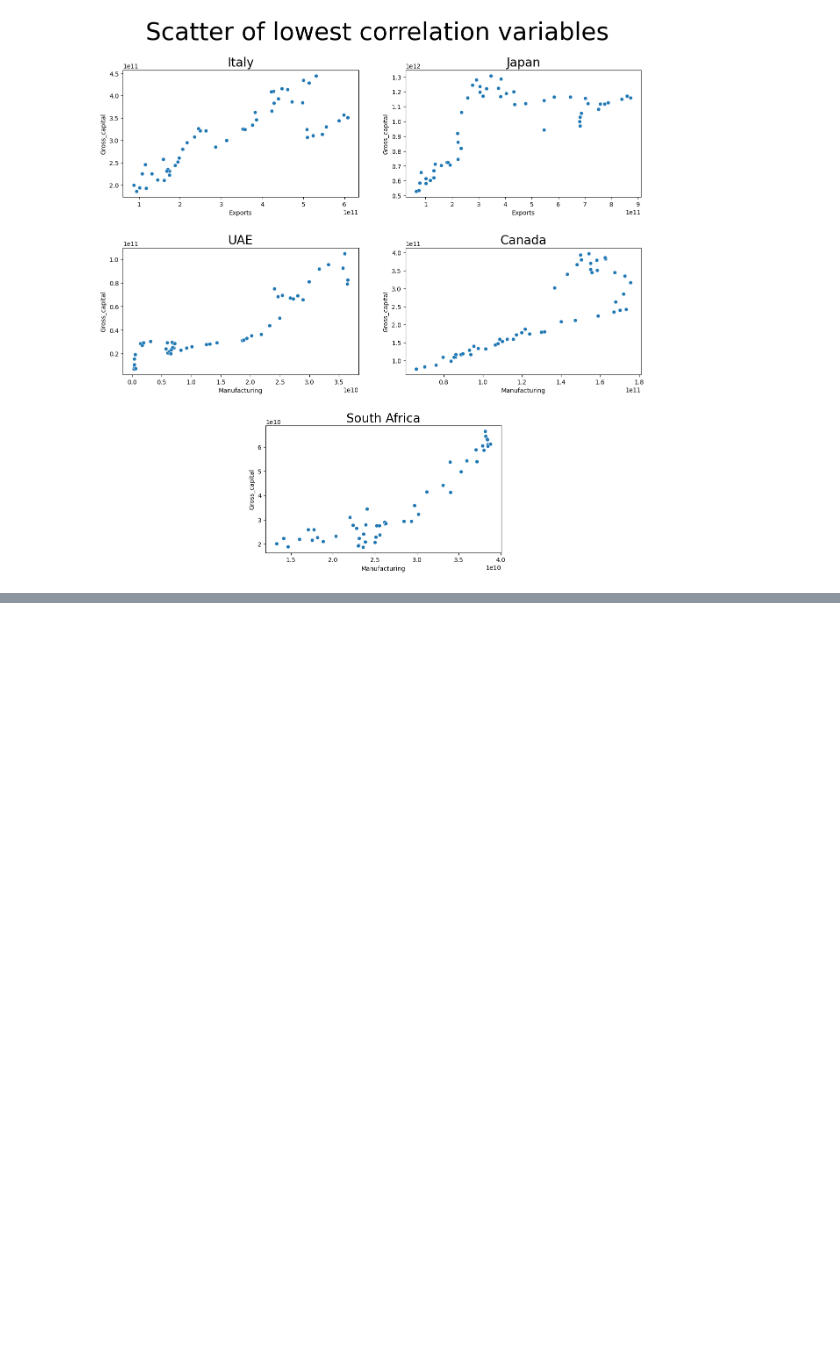
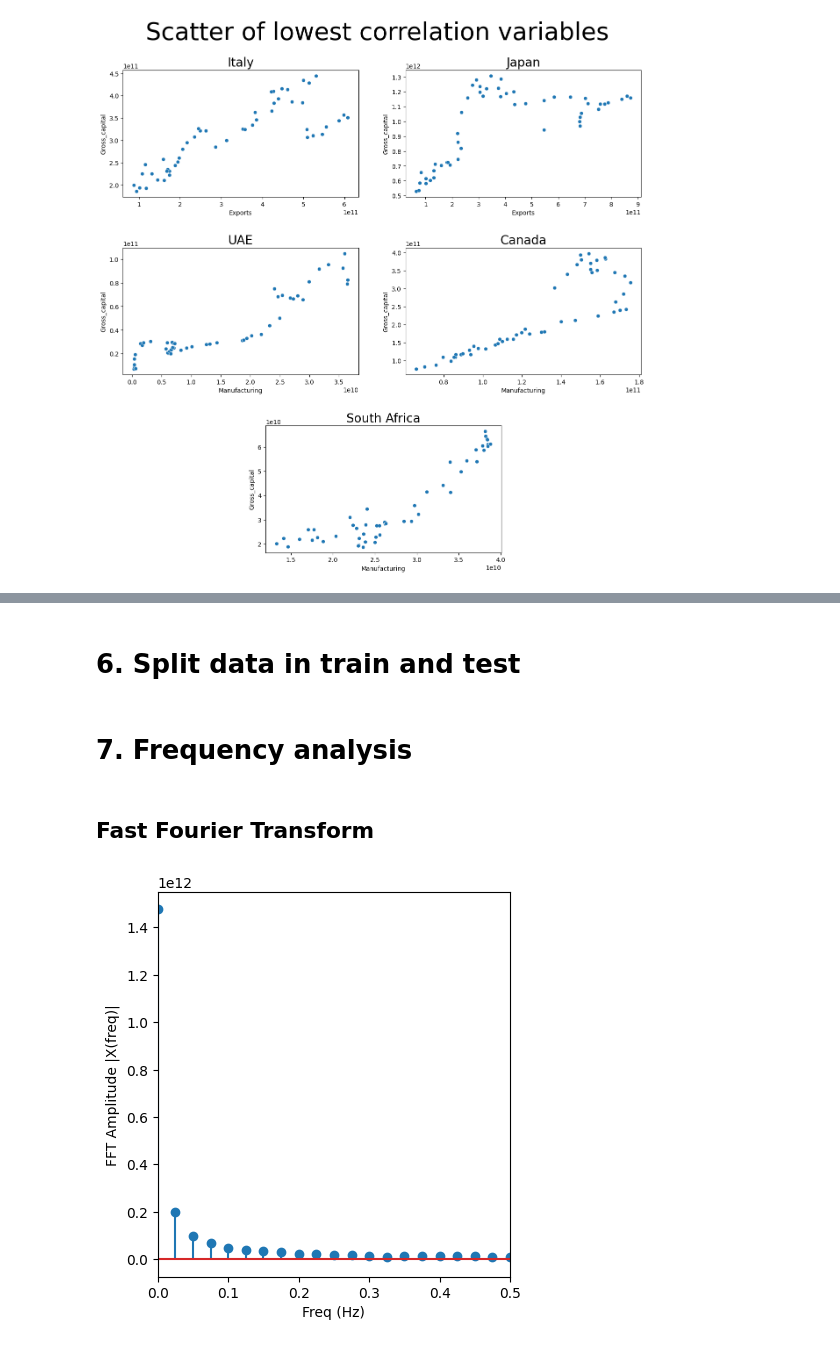
Before and after one commit to dariogemo/UNIVR-SMDS, a Jupyter notebook: prova.ipynb, the cells around one changed output, grey strips where cells are left out. Saved outputs shown, nothing was run; the diff lists cells and outputs as text; code cells hidden in the pictures; blank space fills up the shorter version.

```diff
--- a/prova.ipynb
+++ b/prova.ipynb
@@ -208,19 +234,19 @@ plt.suptitle('Scatter of lowest correlation variables', fontsize = 40)
 plt.tight_layout(pad = 2.8, h_pad = 1.8)
 fig.subplots_adjust(hspace = 0.4, wspace = 0.2)
 
-idx = f.prova(corr_ita)
+idx = f.lowest_corr_variable(corr_ita)
 low_corr_list.append(idx)
 sns.scatterplot(x = df_italy[idx[0]], y = df_italy[idx[1]], ax = ax[0][0])
-idx = f.prova(corr_jap)
+idx = f.lowest_corr_variable(corr_jap)
 low_corr_list.append(idx)
 sns.scatterplot(x = df_japan[idx[0]], y = df_japan[idx[1]], ax = ax[0][1])
-idx = f.prova(corr_uae)
+idx = f.lowest_corr_variable(corr_uae)
 low_corr_list.append(idx)
 sns.scatterplot(x = df_uae[idx[0]], y = df_uae[idx[1]], ax = ax[1][0])
-idx = f.prova(corr_canada)
+idx = f.lowest_corr_variable(corr_canada)
 low_corr_list.append(idx)
 sns.scatterplot(x = df_canada[idx[0]], y = df_canada[idx[1]], ax = ax[1][1])
-idx = f.prova(corr_safrica)
+idx = f.lowest_corr_variable(corr_safrica)
 low_corr_list.append(idx)
 sns.scatterplot(x = df_safrica[idx[0]], y = df_safrica[idx[1]], ax = ax[2][0])
 fig.delaxes(ax[2][1])
@@ -250,0 +322,28 @@ Tuple of variables for every nation with lowest correlation:
+# %% [markdown]
+# 6. Split data in train and test
+# %%
+df_train_test = {}
+
+for idx, df in enumerate(df_list):
+    df_train_test[nation_list[idx]] = f.train_test_split(df)
+# %% [markdown]
+# 7. Frequency analysis
+# %% [markdown]
+## Fast Fourier Transform
+# %%
+X = fft(df_train_test['Italy'][0]['GDP']) # compute the 1D DFT
+N = len(X)
+Fs = 1
+freq_step = Fs/N;
+freq_vec = np.arange(0, Fs, freq_step)
+
+plt.figure(figsize = (10, 5))
+plt.subplot(121)
+
+plt.stem(freq_vec, np.abs(X)/N)
+plt.xlim(0, 0.5)
+plt.xlabel('Freq (Hz)')
+plt.ylabel('FFT Amplitude |X(freq)|')
+plt.show()
+# %% [output]
+[figure, added]
```
Also changed, not shown: parts of 25 cells of this notebook, 1 other file.
